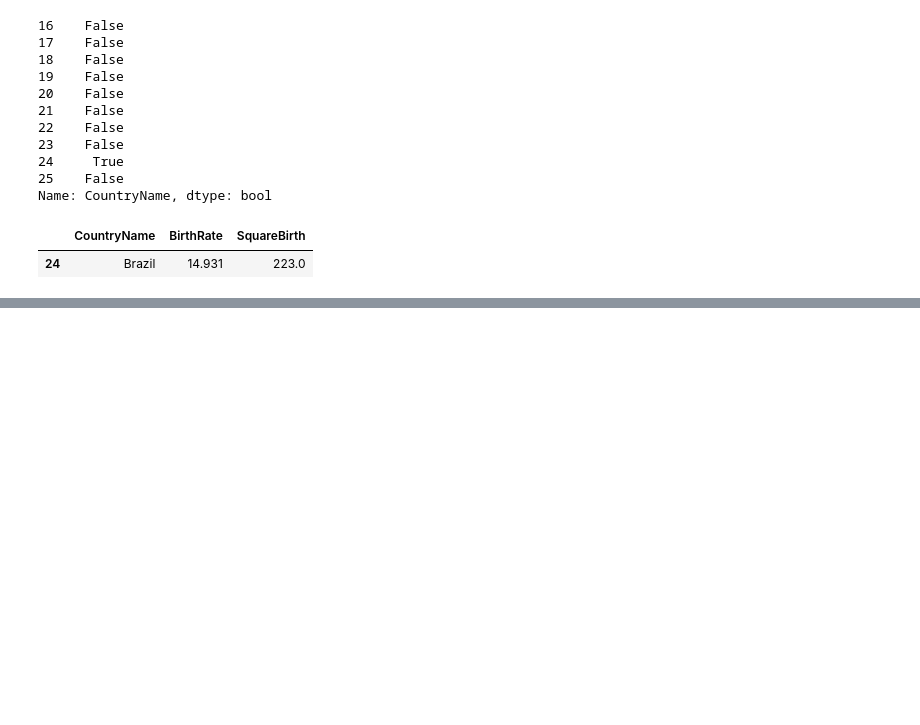
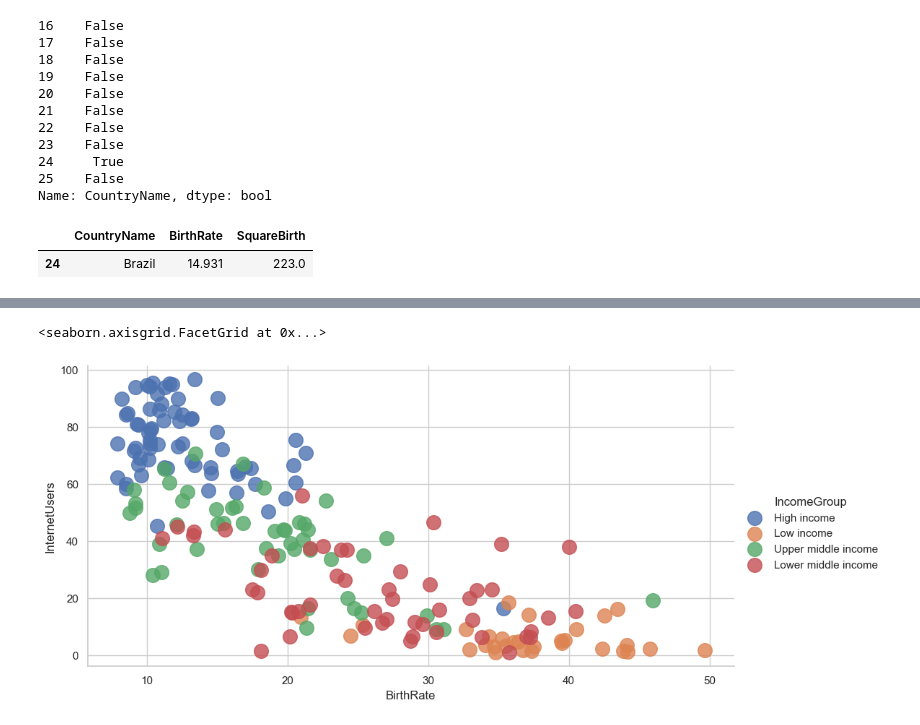
Before and after one commit to rmc3408/python, a Jupyter notebook: data-science/python-A-Z/dataFrames.ipynb, the cells around one changed output, grey strips where cells are left out. Drawn from its saved outputs; the diff is of its cells as text; code cells hidden in the pictures; blank space fills up the shorter version.

```diff
--- a/data-science/python-A-Z/dataFrames.ipynb
+++ b/data-science/python-A-Z/dataFrames.ipynb
@@ -169,0 +255,8 @@ dataMultiply[dataMultiply['CountryName'].str.contains('Brazil')]
+# %%
+sns.lmplot(birthIncomeInternetData, x="BirthRate", y="InternetUsers",
+fit_reg=False, hue='IncomeGroup', aspect=2,
+scatter_kws={ "s": 200 }
+)
+# %% [output]
+<seaborn.axisgrid.FacetGrid at 0x...>
+[figure, added]
```
Also changed, not shown: parts of 9 cells of this notebook, 2 other files.
